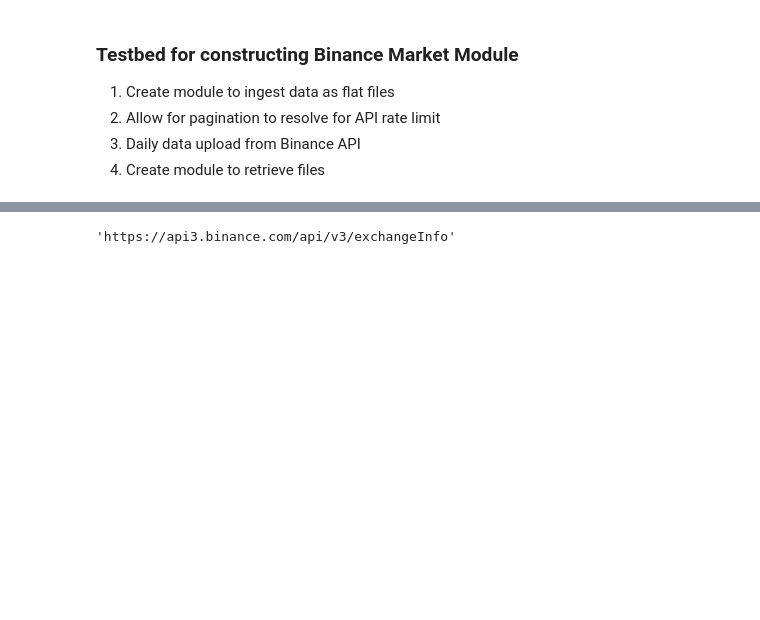
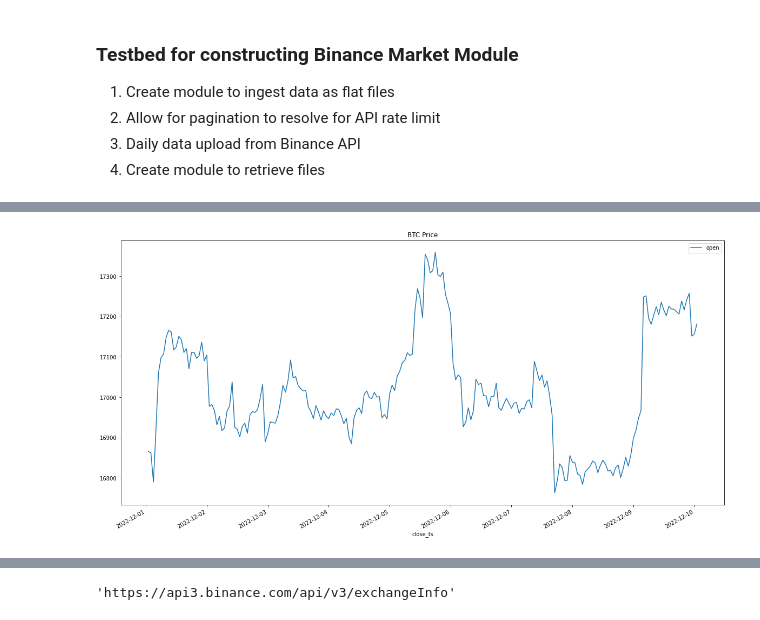
Before and after one commit to kahhongt/QRModules, a Jupyter notebook: Testbed.ipynb, the cells around one changed output, grey strips where cells are left out. Cells and saved outputs as stored; diff of their text form; code cells hidden in the pictures; blank space fills up the shorter version.

```diff
--- a/Testbed.ipynb
+++ b/Testbed.ipynb
@@ -154,0 +254,6 @@ df.tail()
+# %%
+df.set_index('close_ts', inplace=True)
+df[['open']].plot(figsize=(20,10), title='BTC Price')
+plt.show()
+# %% [output]
+[figure, added]
```
Also changed, not shown: parts of 10 cells of this notebook.
